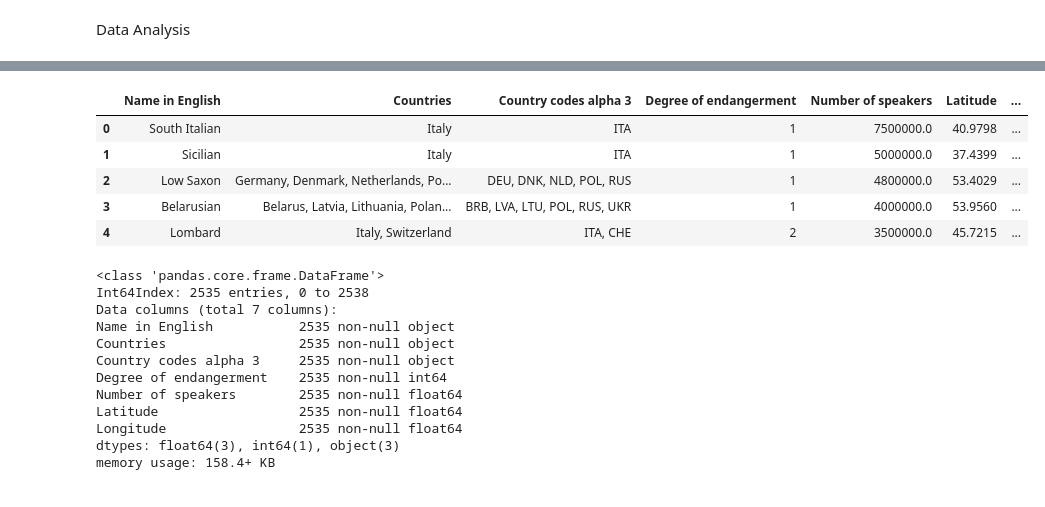
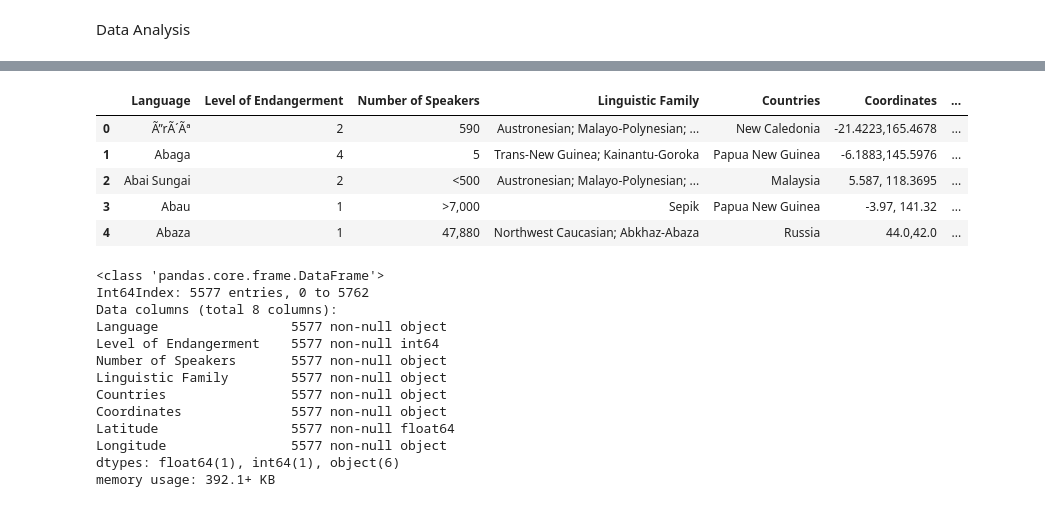
Before and after one commit to wendyrliang/EndangeredLanguages, a Jupyter notebook: Endangered_map.ipynb, the cells around one changed output, grey strips where cells are left out. Saved outputs shown, nothing was run; the diff lists cells and outputs as text; code cells hidden in the pictures.

```diff
--- a/Endangered_map.ipynb
+++ b/Endangered_map.ipynb
@@ -20,7 +20,7 @@ plotly.tools.set_credentials_file(username='WendyLiang', api_key='0Mqn1LRKjujs81
 mapbox_access_token = 'pk.eyJ1Ijoid2VuZHlsaWFuZyIsImEiOiJjandhZGVzd3cwOHU0NGFuMHBzdHJvNHdhIn0.15zho30YkMBcHvlAVx4J9w'
 
 # load data
-df = pd.read_csv('./data/UNESCO.csv')
+df = pd.read_csv('./data/degree_map_data.csv')
 df.info()
 # %% [output]
 <class 'pandas.core.frame.DataFrame'>
@@ -43,16 +38,0 @@ memory usage: 361.6+ KB
-# %%
-# drop rows with no coordinate info
-df = df[pd.notnull(df['Latitude'])]
-df = df[pd.notnull(df['Countries'])]
-
-# drop informations that we don't need
-df = pd.DataFrame({'Name in English': df['Name in English'],
-                   'Countries': df['Countries'],
-                   'Country codes alpha 3': df['Country codes alpha 3'],
-                   'Degree of endangerment': df['Degree of endangerment'],
-                   'Number of speakers': df['Number of speakers'],
-                   'Latitude': df['Latitude'],
-                   'Longitude': df['Longitude']
-})
-
-df.head()
@@ -365,35 +358,37 @@ plt.title('Endangered languages and degree of endangerment')
 # %%
 # replace degree of endangerment with numbers to study
 # the correlation between degree of endangerment and number of speakers
 mapping = {'Vulnerable': 1,
            'Definitely endangered': 2,
            'Severely endangered': 3,
            'Critically endangered': 4,
-           'Extinct': 5}
-number = df.replace({'Degree of endangerment' : mapping})
+           'Extinct': 5,
+           'Awakening': 0}
+number = df.replace({'Level of Endangerment' : mapping})
 number.head()
 # %% [output]
-|  | Name in English | Countries | Country codes alpha 3 | Degree of endangerment | Number of speakers | Latitude | ... |
-| 0 | South Italian | Italy | ITA | 1 | 7500000.0 | 40.9798 | ... |
-| 1 | Sicilian | Italy | ITA | 1 | 5000000.0 | 37.4399 | ... |
-| 2 | Low Saxon | Germany, Denmark, Netherlands, Po... | DEU, DNK, NLD, POL, RUS | 1 | 4800000.0 | 53.4029 | ... |
-| 3 | Belarusian | Belarus, Latvia, Lithuania, Polan... | BRB, LVA, LTU, POL, RUS, UKR | 1 | 4000000.0 | 53.9560 | ... |
-| 4 | Lombard | Italy, Switzerland | ITA, CHE | 2 | 3500000.0 | 45.7215 | ... |
+|  | Language | Level of Endangerment | Number of Speakers | Linguistic Family | Countries | Coordinates | ... |
+| 0 | Ã”rÃ´Ãª | 2 | 590 | Austronesian; Malayo-Polynesian; ... | New Caledonia | -21.4223,165.4678 | ... |
+| 1 | Abaga | 4 | 5 | Trans-New Guinea; Kainantu-Goroka | Papua New Guinea | -6.1883,145.5976 | ... |
+| 2 | Abai Sungai | 2 | <500 | Austronesian; Malayo-Polynesian; ... | Malaysia | 5.587, 118.3695 | ... |
+| 3 | Abau | 1 | >7,000 | Sepik | Papua New Guinea | -3.97, 141.32 | ... |
+| 4 | Abaza | 1 | 47,880 | Northwest Caucasian; Abkhaz-Abaza | Russia | 44.0,42.0 | ... |
 # %%
 # drop all null number of speakers
-number = number[pd.notnull(df['Number of speakers'])]
+number = number[pd.notnull(df['Number of Speakers'])]
 number.info()
 # %% [output]
 <class 'pandas.core.frame.DataFrame'>
-Int64Index: 2535 entries, 0 to 2538
-Data columns (total 7 columns):
-Name in English           2535 non-null object
-Countries                 2535 non-null object
-Country codes alpha 3     2535 non-null object
-Degree of endangerment    2535 non-null int64
-Number of speakers        2535 non-null float64
-Latitude                  2535 non-null float64
-Longitude                 2535 non-null float64
-dtypes: float64(3), int64(1), object(3)
-memory usage: 158.4+ KB
+Int64Index: 5577 entries, 0 to 5762
+Data columns (total 8 columns):
+Language                 5577 non-null object
+Level of Endangerment    5577 non-null int64
+Number of Speakers       5577 non-null object
+Linguistic Family        5577 non-null object
+Countries                5577 non-null object
+Coordinates              5577 non-null object
+Latitude                 5577 non-null float64
+Longitude                5577 non-null object
+dtypes: float64(1), int64(1), object(6)
+memory usage: 392.1+ KB
 # %%
```
Also changed, not shown: parts of 13 cells of this notebook, 6 other files.
